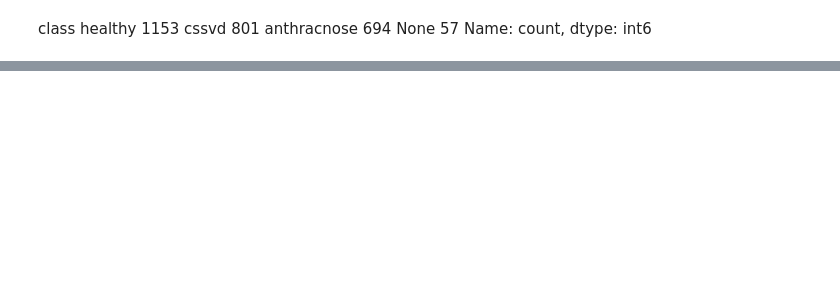
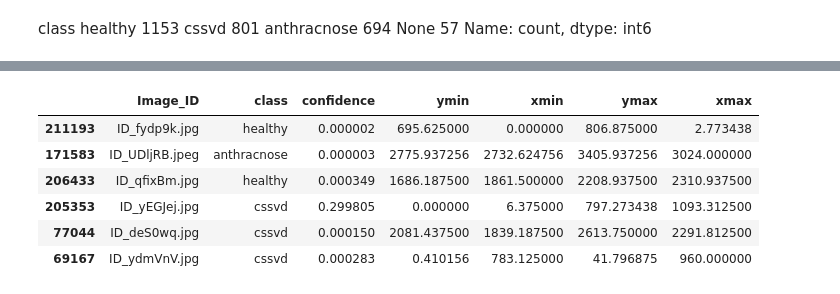
Before and after one commit to KameniAlexNea/Amini-Cocoa-Contamination-Challenge, a Jupyter notebook: 03-MakePrediction.ipynb, the cells around one changed output, grey strips where cells are left out. Cells and saved outputs as stored; diff of their text form; code cells hidden in the pictures; blank space fills up the shorter version.

```diff
--- a/03-MakePrediction.ipynb
+++ b/03-MakePrediction.ipynb
@@ -195,8 +259,16 @@ sub["confidence"].describe()
 # %%
 import pandas as pd
 
-sub = pd.read_csv('dataset/predictions/05-predictions.csv')
+sub = pd.read_csv('dataset/predictions/06-2-predictions.csv')
 
 sub.sample(6)
+# %% [output]
+|  | Image_ID | class | confidence | ymin | xmin | ymax | xmax |
+| 211193 | ID_fydp9k.jpg | healthy | 0.000002 | 695.625000 | 0.000000 | 806.875000 | 2.773438 |
+| 171583 | ID_UDljRB.jpeg | anthracnose | 0.000003 | 2775.937256 | 2732.624756 | 3405.937256 | 3024.000000 |
+| 206433 | ID_qfixBm.jpg | healthy | 0.000349 | 1686.187500 | 1861.500000 | 2208.937500 | 2310.937500 |
+| 205353 | ID_yEGJej.jpg | cssvd | 0.299805 | 0.000000 | 6.375000 | 797.273438 | 1093.312500 |
+| 77044 | ID_deS0wq.jpg | cssvd | 0.000150 | 2081.437500 | 1839.187500 | 2613.750000 | 2291.812500 |
+| 69167 | ID_ydmVnV.jpg | cssvd | 0.000283 | 0.410156 | 783.125000 | 41.796875 | 960.000000 |
 # %%
 sub["Image_ID"].value_counts().describe()
```
Also changed, not shown: parts of 15 cells of this notebook, 7 other files.
